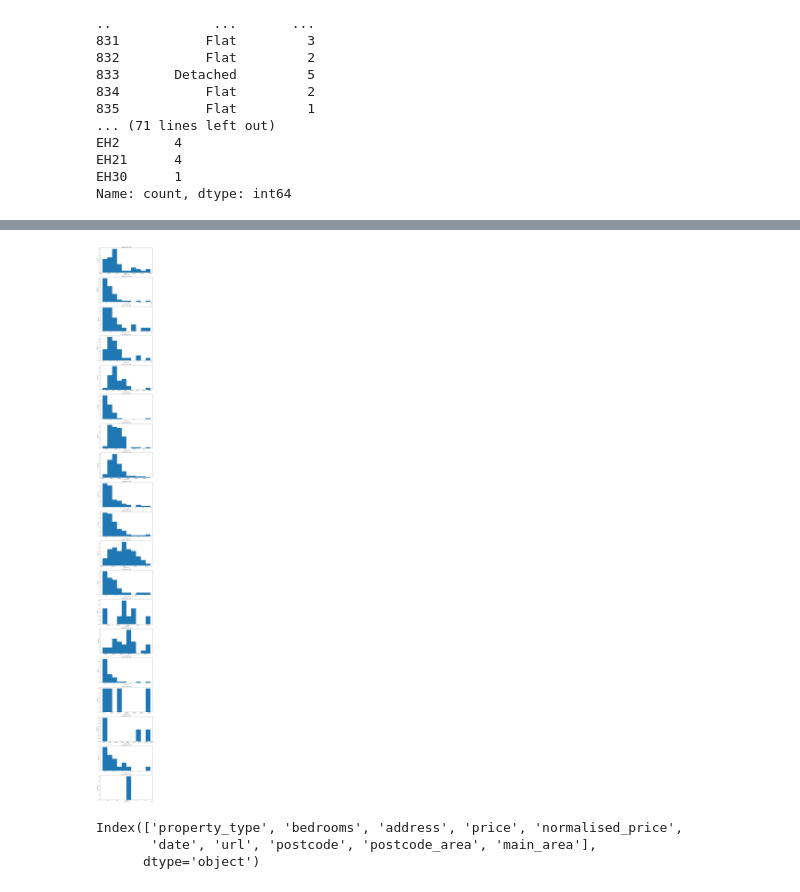
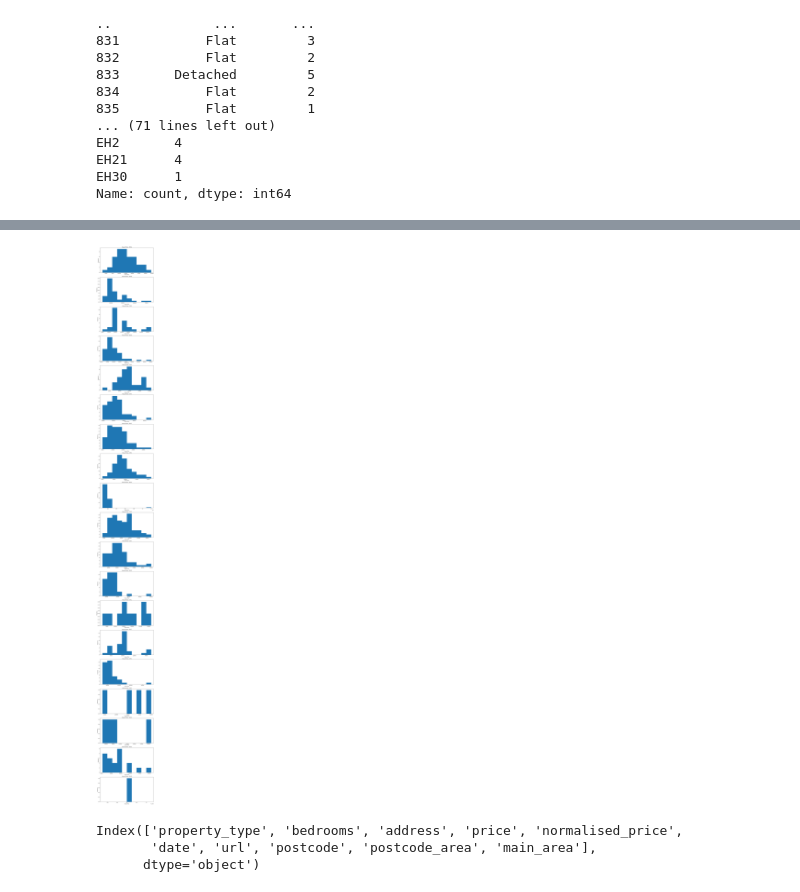
Before and after one commit to Pakalakadingdong1/DPSS-May-26-Submission, a Jupyter notebook: python_scripts/Python_Hypothesis_Test_Script-checkpoint.ipynb, the cells around one changed output, grey strips where cells are left out. Drawn from its saved outputs; the diff is of its cells as text; code cells hidden in the pictures.

```diff
--- a/python_scripts/Python_Hypothesis_Test_Script-checkpoint.ipynb
+++ b/python_scripts/Python_Hypothesis_Test_Script-checkpoint.ipynb
@@ -57,7 +59,7 @@ postcode = "EH4"
 
 prices = df[
     df["postcode_area"] == postcode
-]["price"].dropna()
+]["normalised_price"].dropna()
 
 plt.hist(prices, bins=10)
 
@@ -71,31 +73,31 @@ plt.show()
 # %%
 postcode_areas = df["postcode_area"].dropna().unique()
 
 # Create one subplot for each postcode area
 fig, axes = plt.subplots(
     nrows=len(postcode_areas),
     ncols=1,
     figsize=(10, 5 * len(postcode_areas))
 )
 
 for ax, area in zip(axes, postcode_areas):
 
     prices = df[
         df["postcode_area"] == area
-    ]["price"].dropna()
+    ]["normalised_price"].dropna()
 
     if len(prices) >= 1:
 
         ax.hist(prices, bins=10)
 
         ax.set_xlabel("House Price")
         ax.set_ylabel("Frequency")
         ax.set_title(f"House Prices - {area}")
 
 plt.tight_layout()
 plt.show()
 # %% [output]
-[figure, old version]
+[figure, new version]
 # %%
 print(df.columns)
 # %% [output]
```
Also changed, not shown: parts of 11 cells of this notebook.
